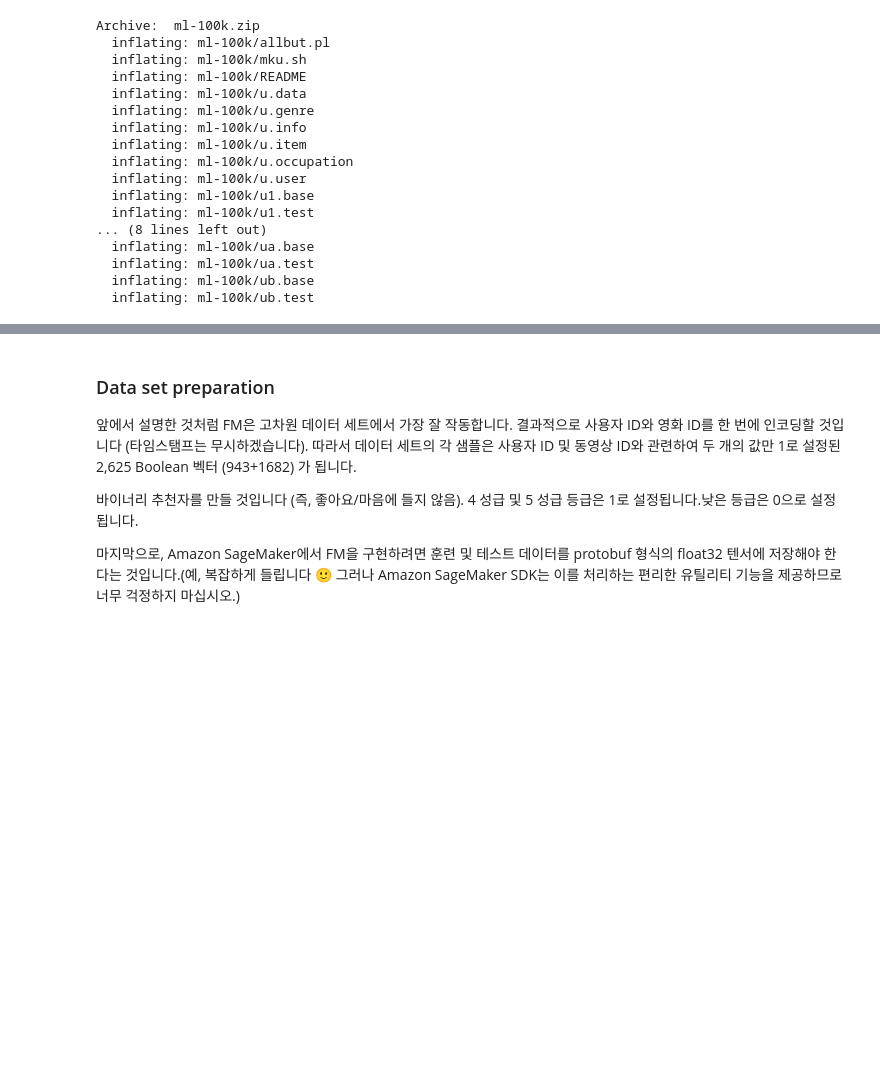
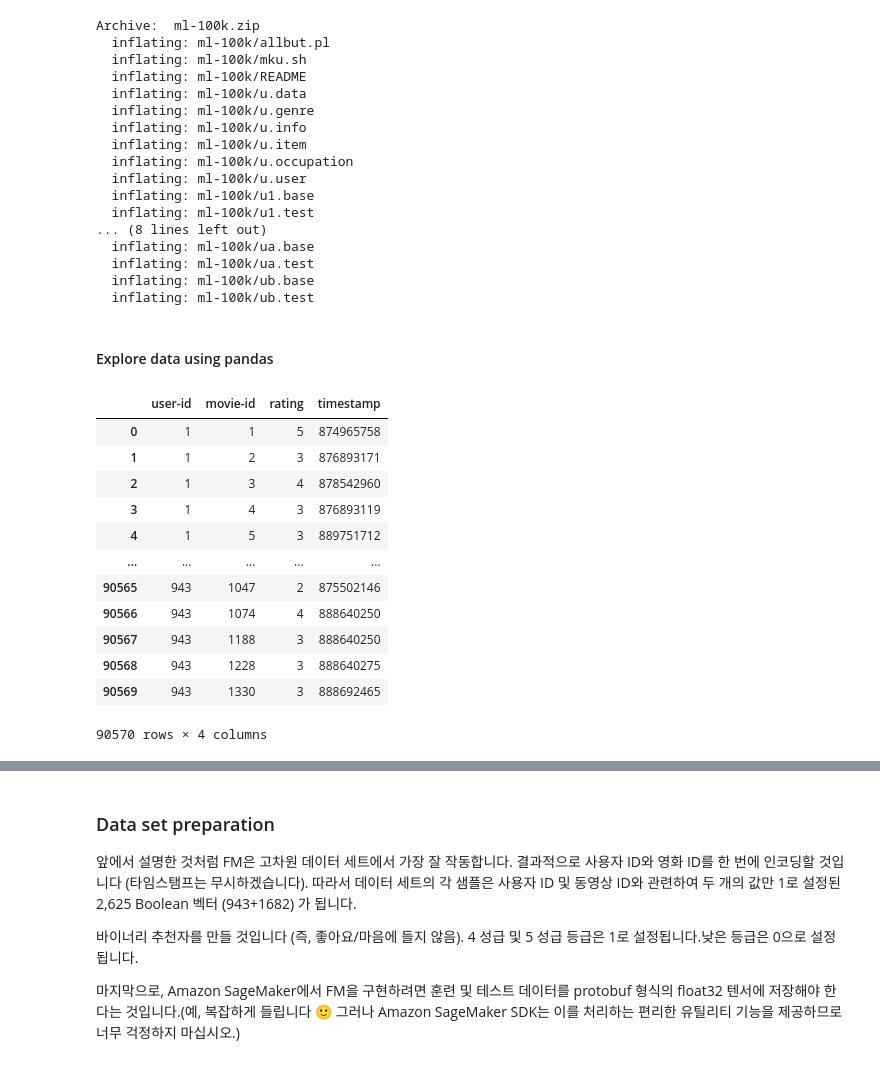
Before and after one commit to lunarian60/recommendation, a Jupyter notebook: factorization-machine/factorization-machine.ipynb, the cells around one changed output, grey strips where cells are left out. Drawn from its saved outputs; the diff is of its cells as text; code cells hidden in the pictures; blank space fills up the shorter version.

```diff
--- a/factorization-machine/factorization-machine.ipynb
+++ b/factorization-machine/factorization-machine.ipynb
@@ -107,3 +109,5 @@ Archive:  ml-100k.zip
   inflating: ml-100k/ub.test
 # %%
 !rm data/ml-100k.zip
+# %% [markdown]
+#### Explore data using pandas
@@ -109,0 +116,18 @@ Archive:  ml-100k.zip
+# %%
+raw_df = pd.read_csv('./data/ml-100k/ua.base', delimiter='\t', names=["user-id", "movie-id", "rating", "timestamp"])
+# %%
+raw_df
+# %% [output]
+|  | user-id | movie-id | rating | timestamp |
+| 0 | 1 | 1 | 5 | 874965758 |
+| 1 | 1 | 2 | 3 | 876893171 |
+| 2 | 1 | 3 | 4 | 878542960 |
+| 3 | 1 | 4 | 3 | 876893119 |
+| 4 | 1 | 5 | 3 | 889751712 |
+| ... | ... | ... | ... | ... |
+| 90565 | 943 | 1047 | 2 | 875502146 |
+| 90566 | 943 | 1074 | 4 | 888640250 |
+| 90567 | 943 | 1188 | 3 | 888640250 |
+| 90568 | 943 | 1228 | 3 | 888640275 |
+| 90569 | 943 | 1330 | 3 | 888692465 |
+90570 rows × 4 columns
```
Also changed, not shown: parts of 11 cells of this notebook.
